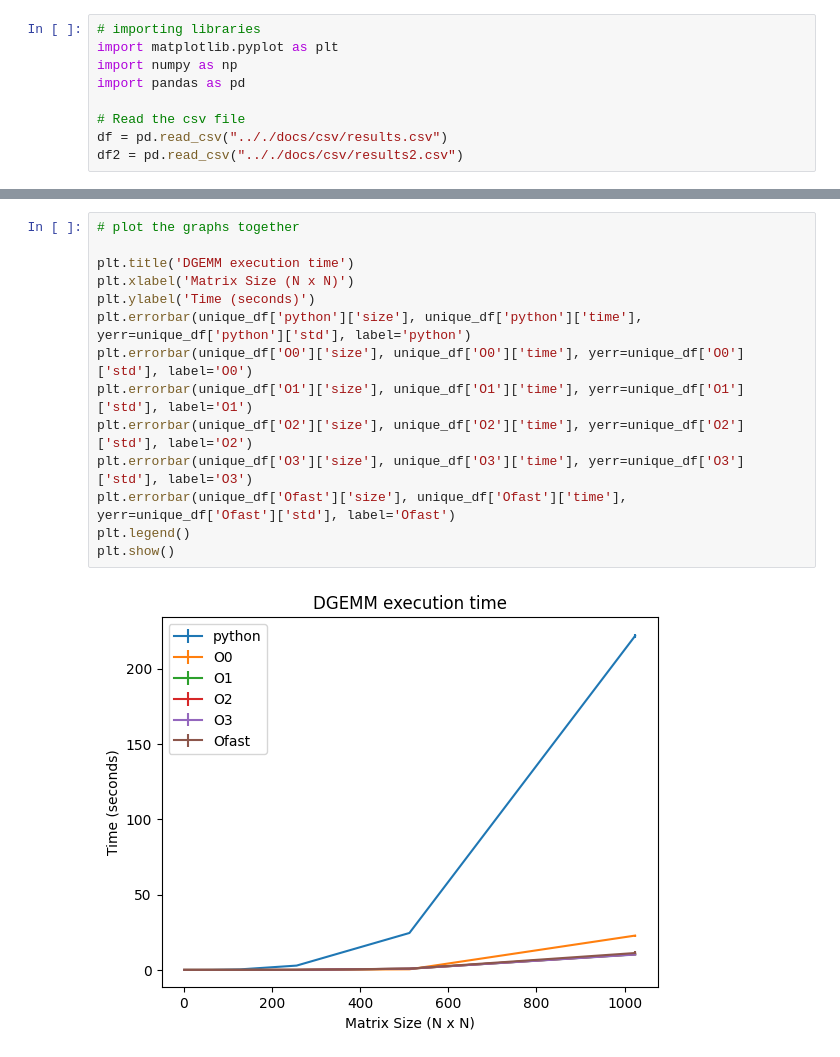
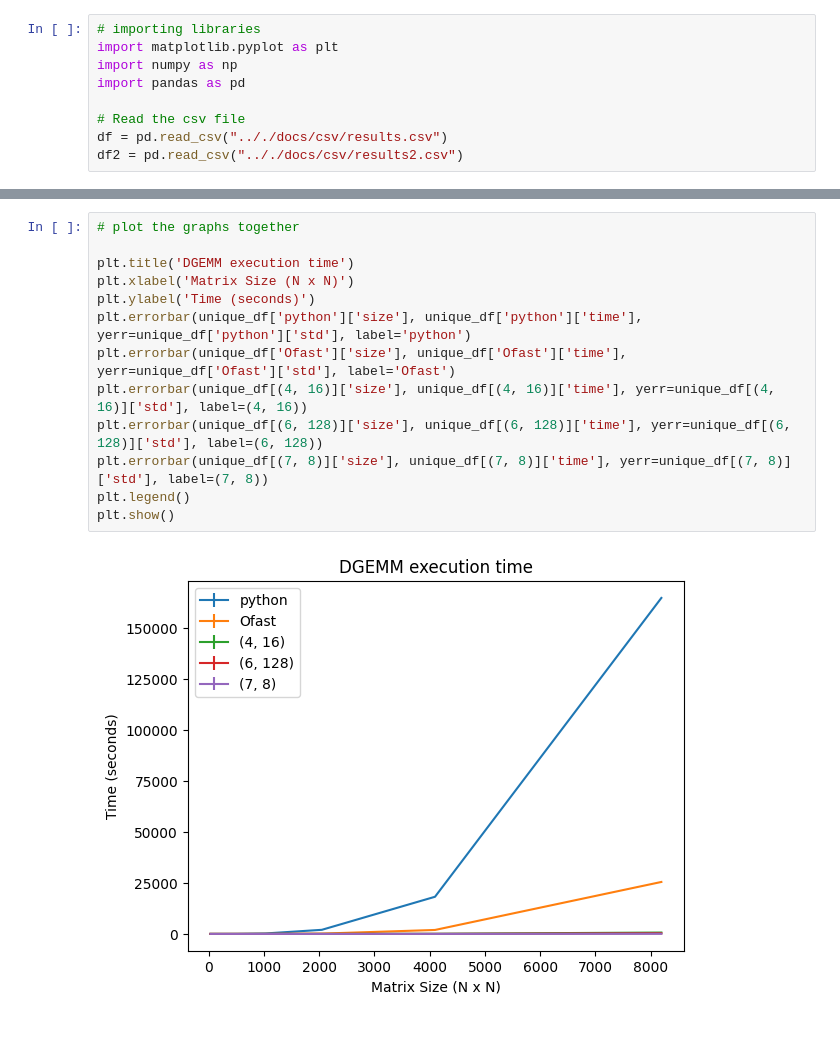
Before and after one commit to lucas-inocencio/computer-architecture, a Jupyter notebook: src/dgemm_analysis.ipynb, the cells around one changed output, grey strips where cells are left out. Saved outputs shown, nothing was run; the diff lists cells and outputs as text.

Commit message:
more graphs

```diff
--- a/src/dgemm_analysis.ipynb
+++ b/src/dgemm_analysis.ipynb
@@ -184,16 +188,15 @@ plot_df2(7, 8)
 # %%
 # plot the graphs together
 
 plt.title('DGEMM execution time')
 plt.xlabel('Matrix Size (N x N)')
 plt.ylabel('Time (seconds)')
 plt.errorbar(unique_df['python']['size'], unique_df['python']['time'], yerr=unique_df['python']['std'], label='python')
-plt.errorbar(unique_df['O0']['size'], unique_df['O0']['time'], yerr=unique_df['O0']['std'], label='O0')
-plt.errorbar(unique_df['O1']['size'], unique_df['O1']['time'], yerr=unique_df['O1']['std'], label='O1')
-plt.errorbar(unique_df['O2']['size'], unique_df['O2']['time'], yerr=unique_df['O2']['std'], label='O2')
-plt.errorbar(unique_df['O3']['size'], unique_df['O3']['time'], yerr=unique_df['O3']['std'], label='O3')
 plt.errorbar(unique_df['Ofast']['size'], unique_df['Ofast']['time'], yerr=unique_df['Ofast']['std'], label='Ofast')
+plt.errorbar(unique_df[(4, 16)]['size'], unique_df[(4, 16)]['time'], yerr=unique_df[(4, 16)]['std'], label=(4, 16))
+plt.errorbar(unique_df[(6, 128)]['size'], unique_df[(6, 128)]['time'], yerr=unique_df[(6, 128)]['std'], label=(6, 128))
+plt.errorbar(unique_df[(7, 8)]['size'], unique_df[(7, 8)]['time'], yerr=unique_df[(7, 8)]['std'], label=(7, 8))
 plt.legend()
 plt.show()
 # %% [output]
-[figure, old version]
+[figure, new version]
```
Also changed, not shown: parts of 28 cells of this notebook, 4 other files.
